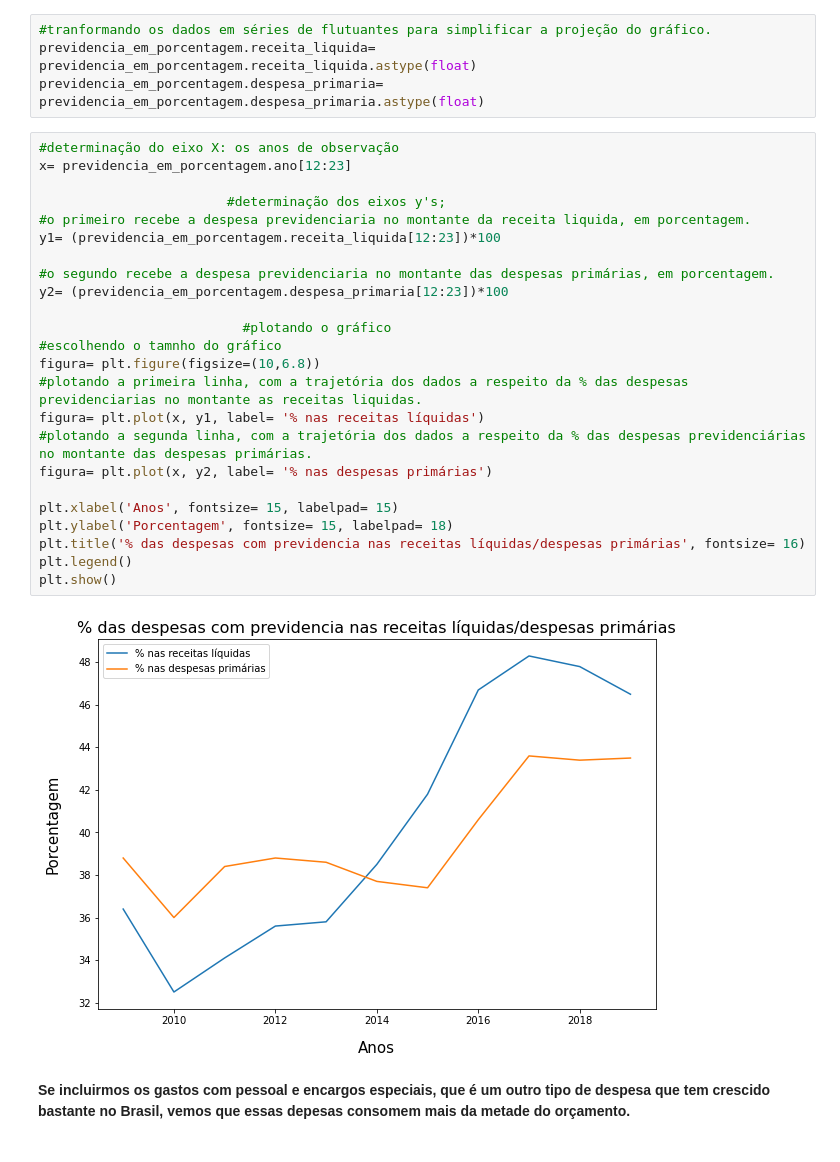
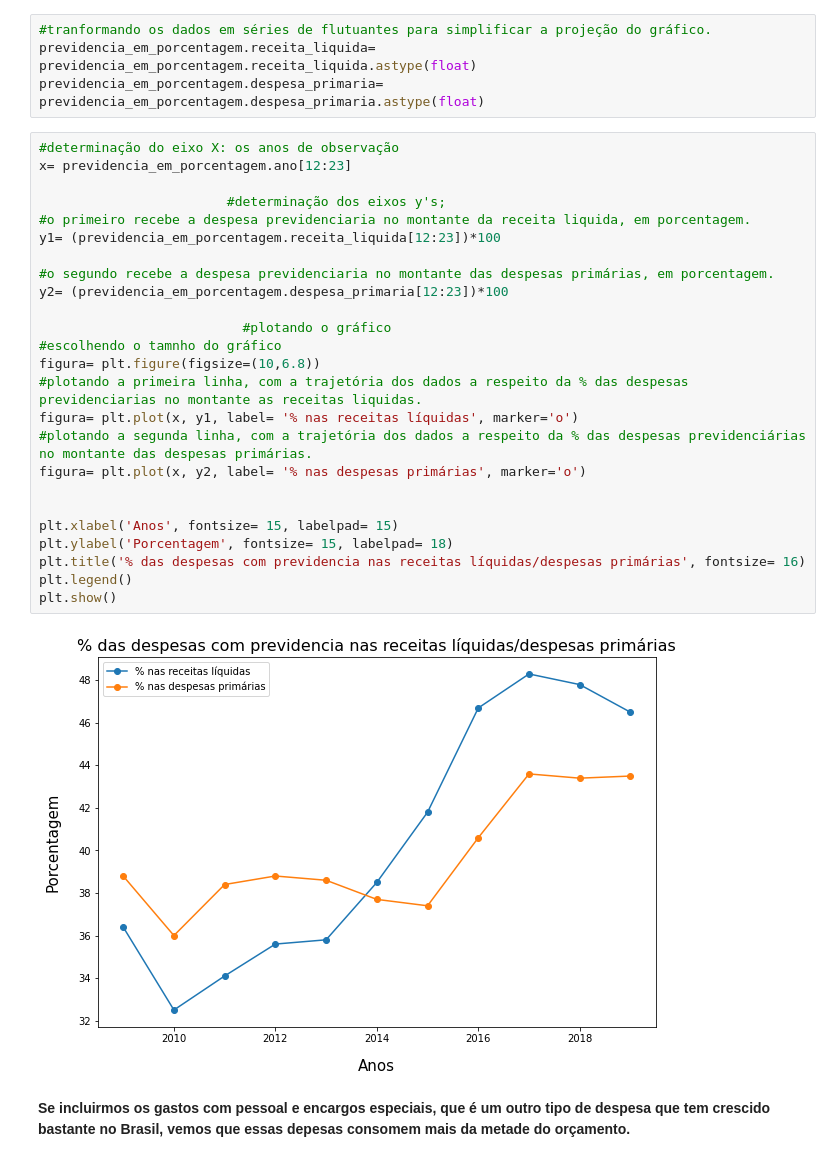
Before and after one commit to jp-data/template_portfolio, a Jupyter notebook: Previdência_social_brasileira.ipynb, the cells around one changed output. Saved outputs shown, nothing was run; the diff lists cells and outputs as text.

```diff
--- a/Previdência_social_brasileira.ipynb
+++ b/Previdência_social_brasileira.ipynb
@@ -397,29 +397,30 @@ previdencia_em_porcentagem.despesa_primaria= previdencia_em_porcentagem.despesa_
 # %%
 #determinação do eixo X: os anos de observação
 x= previdencia_em_porcentagem.ano[12:23]
 
                         #determinação dos eixos y's;
 #o primeiro recebe a despesa previdenciaria no montante da receita liquida, em porcentagem.
 y1= (previdencia_em_porcentagem.receita_liquida[12:23])*100
 
 #o segundo recebe a despesa previdenciaria no montante das despesas primárias, em porcentagem.
 y2= (previdencia_em_porcentagem.despesa_primaria[12:23])*100
 
                           #plotando o gráfico
 #escolhendo o tamnho do gráfico
 figura= plt.figure(figsize=(10,6.8))
 #plotando a primeira linha, com a trajetória dos dados a respeito da % das despesas previdenciarias no montante as receitas liquidas.
-figura= plt.plot(x, y1, label= '% nas receitas líquidas')
+figura= plt.plot(x, y1, label= '% nas receitas líquidas', marker='o')
 #plotando a segunda linha, com a trajetória dos dados a respeito da % das despesas previdenciárias no montante das despesas primárias.
-figura= plt.plot(x, y2, label= '% nas despesas primárias')
+figura= plt.plot(x, y2, label= '% nas despesas primárias', marker='o')
+
 
 plt.xlabel('Anos', fontsize= 15, labelpad= 15)
 plt.ylabel('Porcentagem', fontsize= 15, labelpad= 18)
 plt.title('% das despesas com previdencia nas receitas líquidas/despesas primárias', fontsize= 16)
 plt.legend()
 plt.show()
 # %% [output]
-[figure, old version]
+[figure, new version]
 # %% [markdown]
 **Se incluirmos os gastos com pessoal e encargos especiais, que é um outro tipo de despesa que tem crescido bastante no Brasil, vemos que essas depesas consomem mais da metade do orçamento.**
 # %%
```
